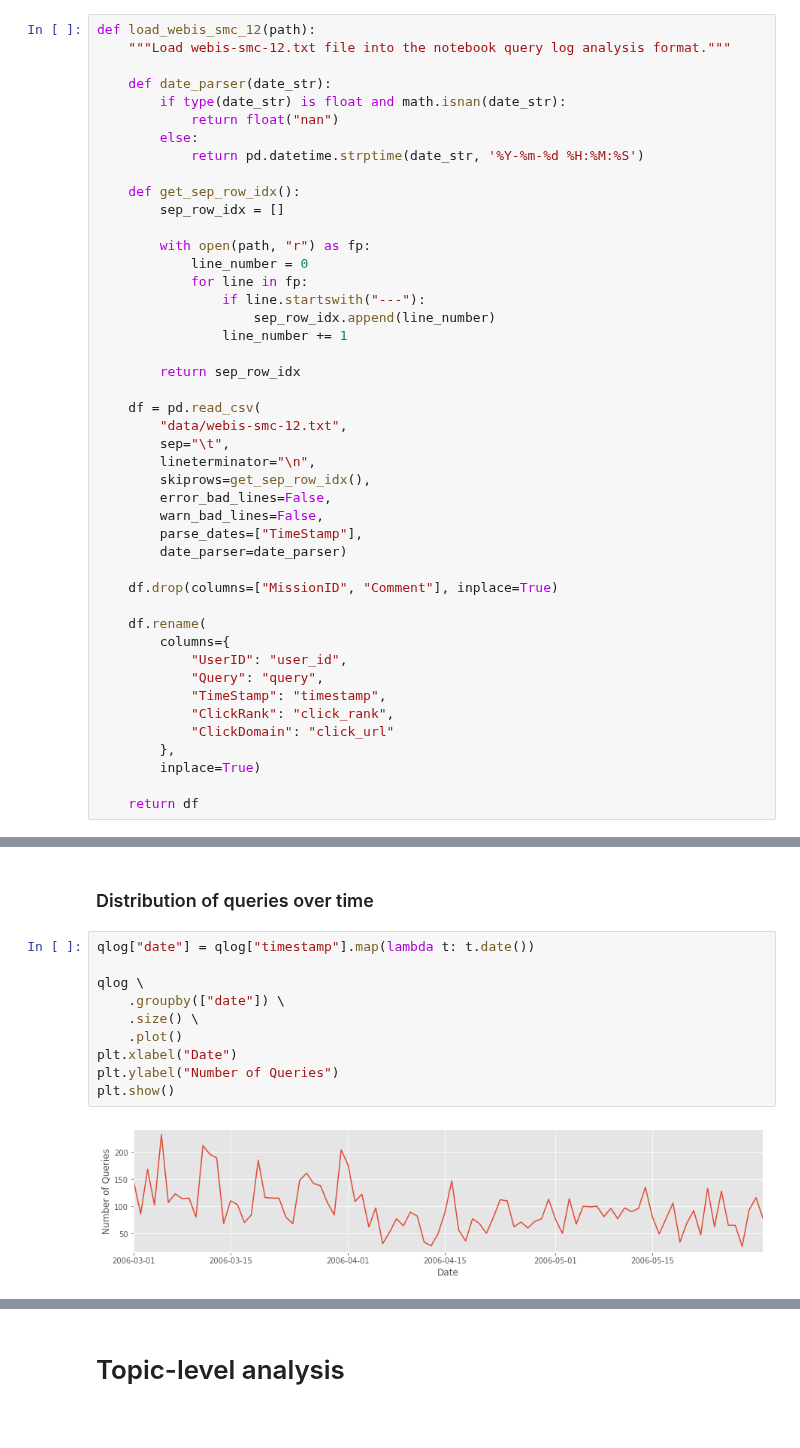
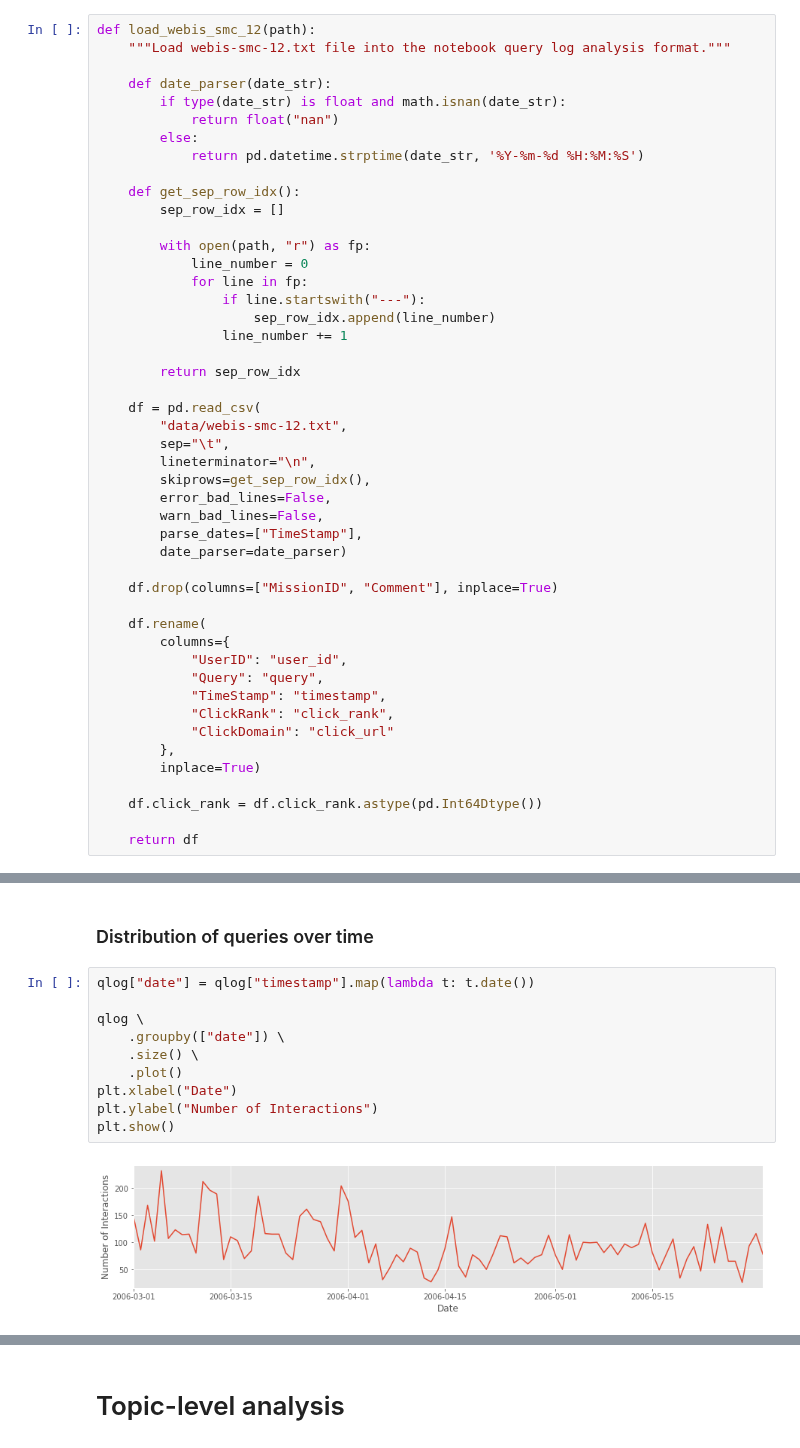
Before and after one commit to feup-infolab/army-ant, a Jupyter notebook: notebooks/query_log_analysis/query_log_analysis.ipynb, the cells around one changed output, grey strips where cells are left out. Cells and saved outputs as stored; diff of their text form.

```diff
--- a/notebooks/query_log_analysis/query_log_analysis.ipynb
+++ b/notebooks/query_log_analysis/query_log_analysis.ipynb
@@ -85,6 +85,8 @@ def load_webis_smc_12(path):
         },
         inplace=True)
 
+    df.click_rank = df.click_rank.astype(pd.Int64Dtype())
+
     return df
 # %% [markdown]
 # Dataset loading
@@ -155,15 +157,15 @@ plt.show()
 # %%
 qlog["date"] = qlog["timestamp"].map(lambda t: t.date())
 
 qlog \
     .groupby(["date"]) \
     .size() \
     .plot()
 plt.xlabel("Date")
-plt.ylabel("Number of Queries")
+plt.ylabel("Number of Interactions")
 plt.show()
 # %% [output]
-[figure, old version]
+[figure, new version]
 # %%
 qlog["timestamp"].map(lambda t: t.hour) \
     .plot(kind="hist", bins=23, rwidth=.95)
```
Also changed, not shown: parts of 15 cells of this notebook.
